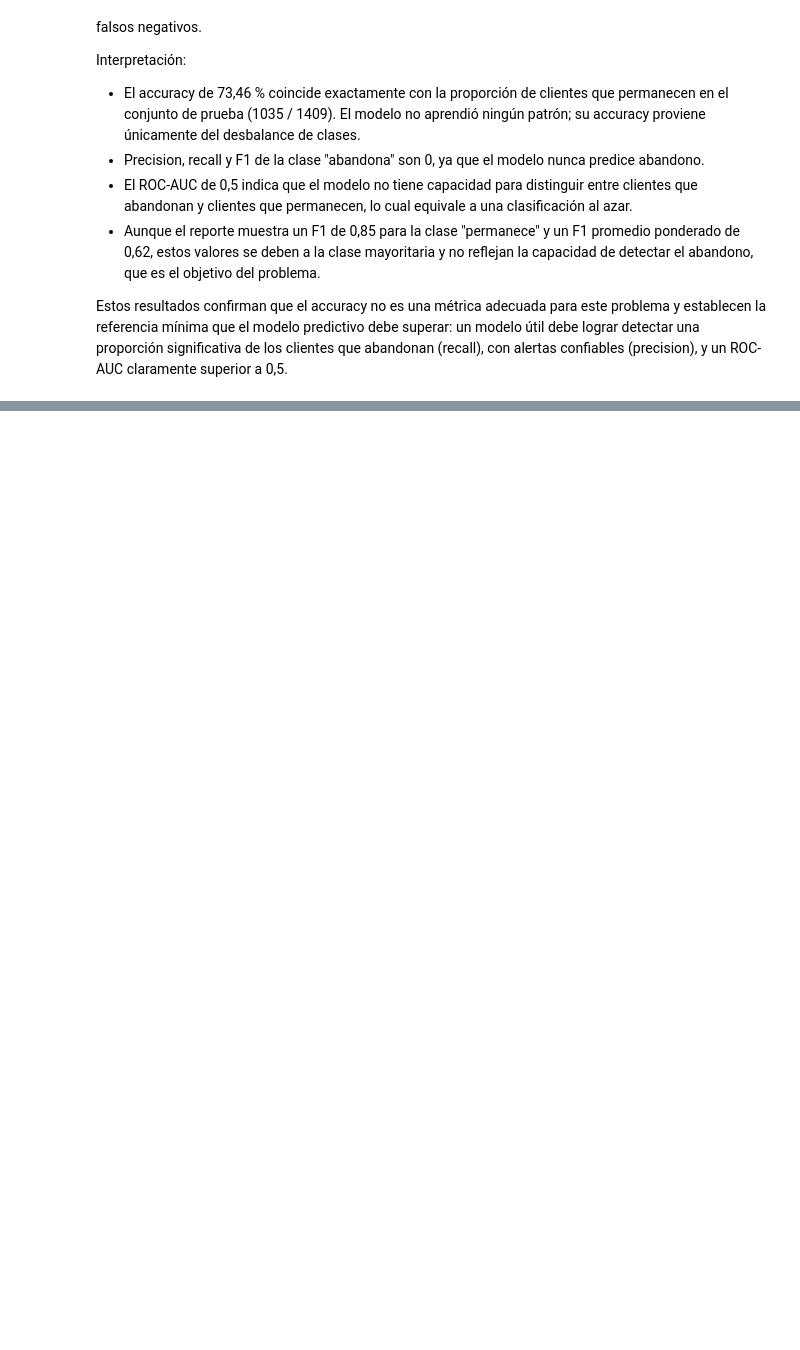
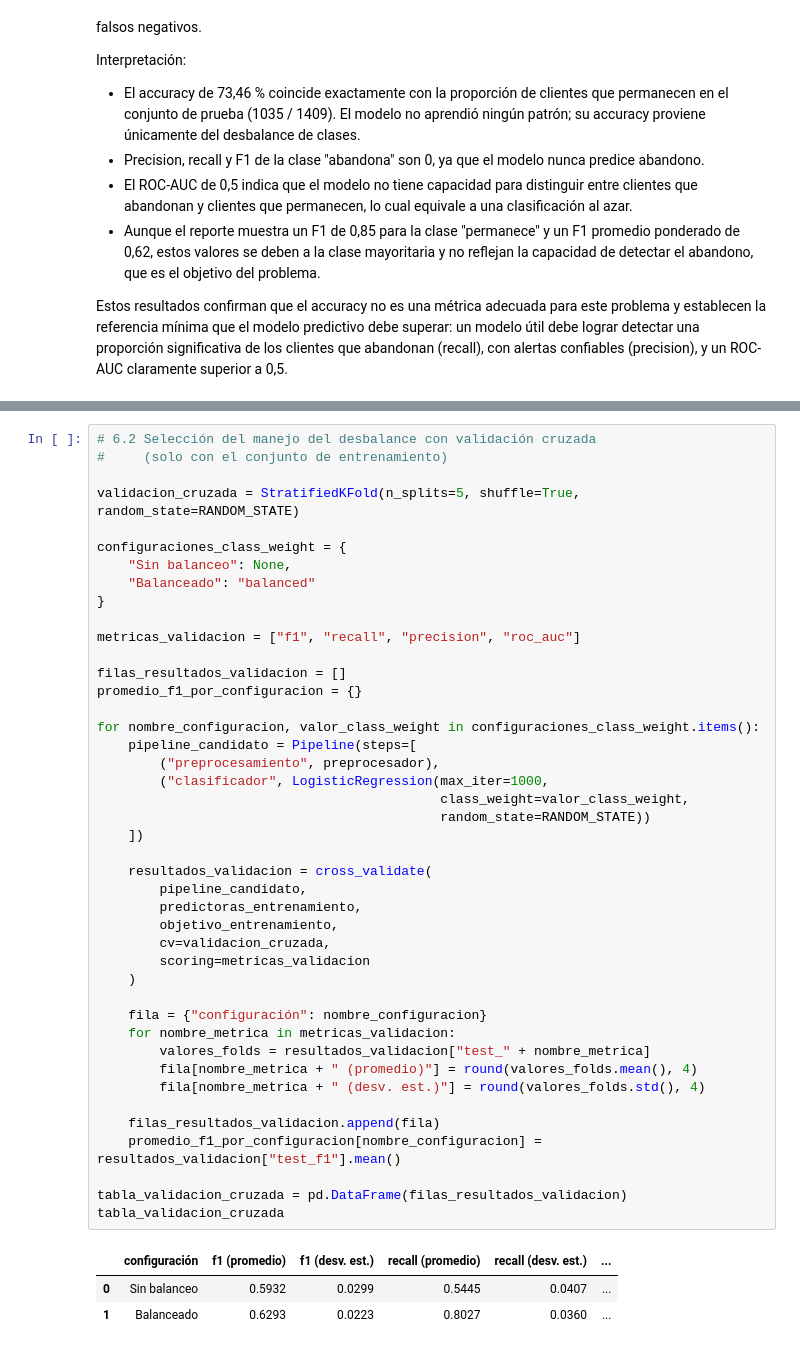
Before and after one commit to Alexa0723/Proyecto_Modelos1, a Jupyter notebook: fase-1/Fase_1_Modelo_Predictivo.ipynb, the cells around one changed output, grey strips where cells are left out. Drawn from its saved outputs; the diff is of its cells as text; blank space fills up the shorter version.

```diff
--- a/fase-1/Fase_1_Modelo_Predictivo.ipynb
+++ b/fase-1/Fase_1_Modelo_Predictivo.ipynb
@@ -1332,0 +1387,47 @@ confiables (precision), y un ROC-AUC claramente superior a 0,5.
+# %%
+# 6.2 Selección del manejo del desbalance con validación cruzada
+#     (solo con el conjunto de entrenamiento)
+
+validacion_cruzada = StratifiedKFold(n_splits=5, shuffle=True, random_state=RANDOM_STATE)
+
+configuraciones_class_weight = {
+    "Sin balanceo": None,
+    "Balanceado": "balanced"
+}
+
+metricas_validacion = ["f1", "recall", "precision", "roc_auc"]
+
+filas_resultados_validacion = []
+promedio_f1_por_configuracion = {}
+
+for nombre_configuracion, valor_class_weight in configuraciones_class_weight.items():
+    pipeline_candidato = Pipeline(steps=[
+        ("preprocesamiento", preprocesador),
+        ("clasificador", LogisticRegression(max_iter=1000,
+                                            class_weight=valor_class_weight,
+                                            random_state=RANDOM_STATE))
+    ])
+
+    resultados_validacion = cross_validate(
+        pipeline_candidato,
+        predictoras_entrenamiento,
+        objetivo_entrenamiento,
+        cv=validacion_cruzada,
+        scoring=metricas_validacion
+    )
+
+    fila = {"configuración": nombre_configuracion}
+    for nombre_metrica in metricas_validacion:
+        valores_folds = resultados_validacion["test_" + nombre_metrica]
+        fila[nombre_metrica + " (promedio)"] = round(valores_folds.mean(), 4)
+        fila[nombre_metrica + " (desv. est.)"] = round(valores_folds.std(), 4)
+
+    filas_resultados_validacion.append(fila)
+    promedio_f1_por_configuracion[nombre_configuracion] = resultados_validacion["test_f1"].mean()
+
+tabla_validacion_cruzada = pd.DataFrame(filas_resultados_validacion)
+tabla_validacion_cruzada
+# %% [output]
+|  | configuración | f1 (promedio) | f1 (desv. est.) | recall (promedio) | recall (desv. est.) | ... |
+| 0 | Sin balanceo | 0.5932 | 0.0299 | 0.5445 | 0.0407 | ... |
+| 1 | Balanceado | 0.6293 | 0.0223 | 0.8027 | 0.0360 | ... |
```
Also changed, not shown: parts of 10 cells of this notebook.
